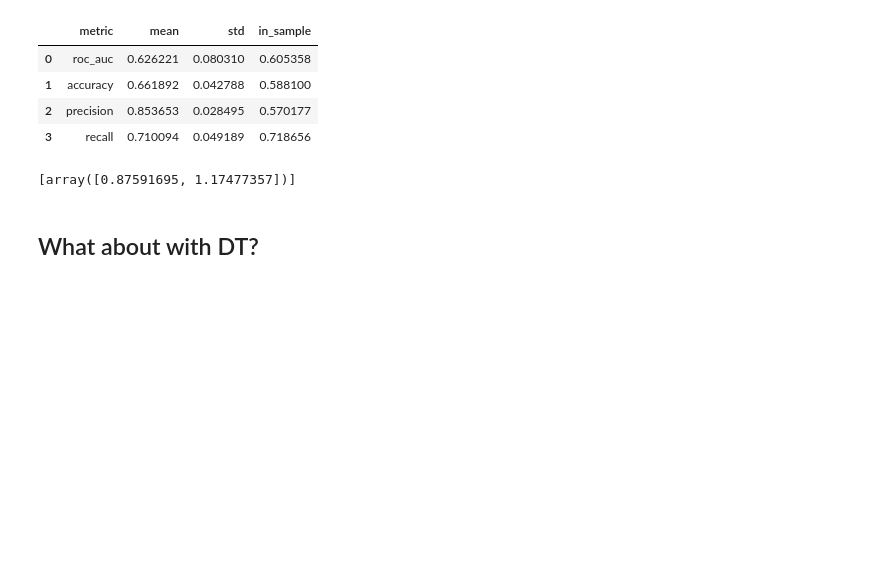
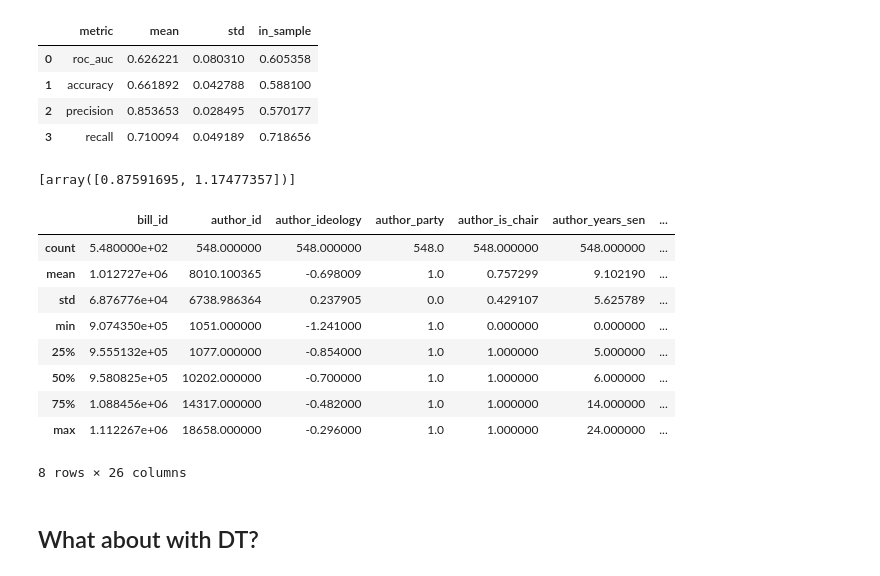
Before and after one commit to willyraedy/pass_or_not, a Jupyter notebook: notebook/Normal/EnsembleModels_Dems.ipynb, the cells around one changed output. Saved outputs shown, nothing was run; the diff lists cells and outputs as text; code cells hidden in the pictures; blank space fills up the shorter version.

```diff
--- a/notebook/Normal/EnsembleModels_Dems.ipynb
+++ b/notebook/Normal/EnsembleModels_Dems.ipynb
@@ -240,6 +240,19 @@ evaluation.report_single_model_metrics(scores_log_hear, metrics=metrics)
 [np.exp(x) for x in scores_log_hear['estimators'][0].coef_]
 # %% [output]
 [array([0.87591695, 1.17477357])]
+# %%
+with_extra.describe()
+# %% [output]
+|  | bill_id | author_id | author_ideology | author_party | author_is_chair | author_years_sen | ... |
+| count | 5.480000e+02 | 548.000000 | 548.000000 | 548.0 | 548.000000 | 548.000000 | ... |
+| mean | 1.012727e+06 | 8010.100365 | -0.698009 | 1.0 | 0.757299 | 9.102190 | ... |
+| std | 6.876776e+04 | 6738.986364 | 0.237905 | 0.0 | 0.429107 | 5.625789 | ... |
+| min | 9.074350e+05 | 1051.000000 | -1.241000 | 1.0 | 0.000000 | 0.000000 | ... |
+| 25% | 9.555132e+05 | 1077.000000 | -0.854000 | 1.0 | 1.000000 | 5.000000 | ... |
+| 50% | 9.580825e+05 | 10202.000000 | -0.700000 | 1.0 | 1.000000 | 6.000000 | ... |
+| 75% | 1.088456e+06 | 14317.000000 | -0.482000 | 1.0 | 1.000000 | 14.000000 | ... |
+| max | 1.112267e+06 | 18658.000000 | -0.296000 | 1.0 | 1.000000 | 24.000000 | ... |
+8 rows × 26 columns
 # %% [markdown]
 ## What about with DT?
 # %%
```
Also changed, not shown: parts of 6 cells of this notebook, 3 other files.
